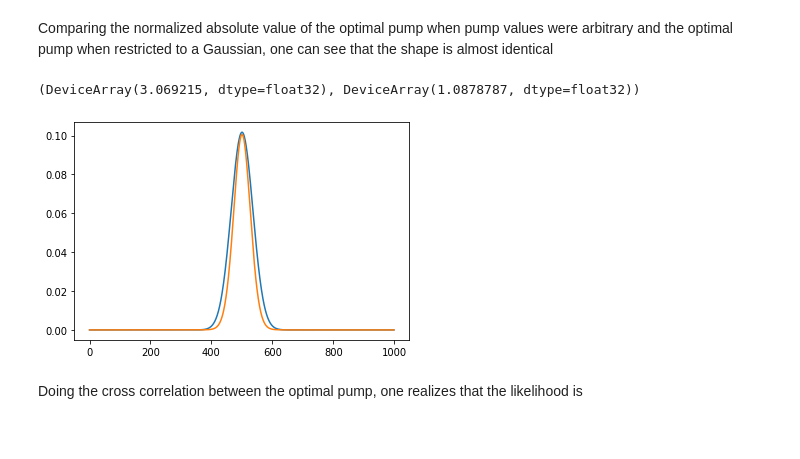
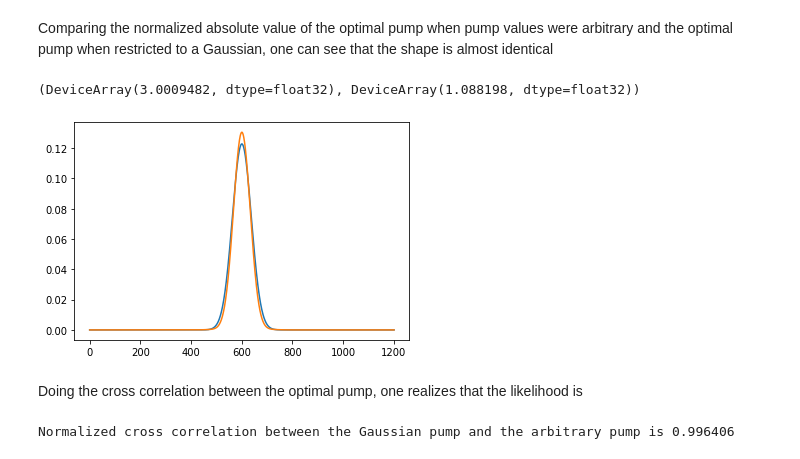
Before and after one commit to polyquantique/optimal_pumps, a Jupyter notebook: using_API.ipynb, the cells around one changed output. Cells and saved outputs as stored; diff of their text form; code cells hidden in the pictures.

```diff
--- a/using_API.ipynb
+++ b/using_API.ipynb
@@ -140,9 +140,14 @@ Subgradient descent will be used with a penalty method algorithm on random seed
 # %%
-solver = jaxopt.PolyakSGD(opt.get_penalty_loss, maxiter=40, verbose = 0, jit = False)
+solver = jaxopt.ScipyMinimize(method="BFGS", fun=opt.get_penalty_loss, maxiter=1, jit = False)
 # %%
 pump = random_seed.copy()
-for i in range(25):
+pumps_for_k = []
+for i in range(20):
+    pumps = []
     print("run " + str(i))
-    (pump, state) = solver.run(pump, N, alpha, G, H, l, y_N, freq_range_pump, 3**i)
+    for j in range(15):
+        (pump, state) = solver.run(pump, N, alpha, G, H, l, y_N, freq_range_pump, 3**i)
+        pumps.append(pump.copy())
+    pumps_for_k.append(pumps)
 # %% [output]
 run 0
@@ -151,6 +174,11 @@ KeyboardInterrupt:
 Now, let us see what happens if we were to use the Hermitian polynomial multiplied with the Gaussian instead.
 # %%
 hermitian_pump = arbitrary_seed_hermite.copy()
+hermitian_pumps_for_k = []
 for i in range(20):
     print("run " + str(i))
-    (hermitian_pump, state) = solver.run(hermitian_pump, N, alpha, G, H, l, y_N, freq_range_pump, 3**i)
+    hermitian_pumps = []
+    for j in range(15):
+        (hermitian_pump, state) = solver.run(hermitian_pump, N, alpha, G, H, l, y_N, freq_range_pump, 3**i)
+        hermitian_pumps.append(hermitian_pump.copy())
+    hermitian_pumps_for_k.append(hermitian_pumps)
@@ -186,7 +238,7 @@ import optimization_SPDC_gaussain_pump as opt_gauss
 Now, let us use the same parameters for the Gaussian seed to generate an optimization scheme restricted to Gaussian pumps and the same solver as before with penalty method.
 # %%
 params = [gaussian_amplitude, gaussian_width, phase]
-gauss_solver = jaxopt.PolyakSGD(opt_gauss.get_penalty_loss, maxiter=60, jit= False)
+gauss_solver = jaxopt.ScipyMinimize(method = "BFGS", fun=opt_gauss.get_penalty_loss, maxiter=20, jit= False)
 theta = params.copy()
 for i in range(15):
     print("run number " + str(i))
@@ -196,9 +267,13 @@ Comparing the normalized absolute value of the optimal pump when pump values wer
 # %%
-plt.plot((opt_gauss.get_gaussian_pump(theta, freq_range_pump)/jnp.linalg.norm(opt_gauss.get_gaussian_pump(theta, freq_range_pump)))[100:1100])
-plt.plot(0.7*(abs_hermit_pump/jnp.linalg.norm(abs_hermit_pump))[100:1100])
+plt.plot(jnp.abs(opt_gauss.get_gaussian_pump(theta, freq_range_pump))/jnp.linalg.norm(opt_gauss.get_gaussian_pump(theta, freq_range_pump)))
+plt.plot((abs_hermit_pump/jnp.linalg.norm(abs_hermit_pump)))
 opt_gauss.get_observables(theta, freq_range_pump, alpha, G, H, l)
 # %% [output]
-(DeviceArray(3.069215, dtype=float32), DeviceArray(1.0878787, dtype=float32))
+(DeviceArray(3.0009482, dtype=float32), DeviceArray(1.088198, dtype=float32))
-[figure, old version]
+[figure, new version]
 # %% [markdown]
 Doing the cross correlation between the optimal pump, one realizes that the likelihood is
+# %%
+print("Normalized cross correlation between the Gaussian pump and the arbitrary pump is " + str(norm_gauss_pump@norm_arb_hermitian_pump))
+# %% [output]
+Normalized cross correlation between the Gaussian pump and the arbitrary pump is 0.996406
```
Also changed, not shown: parts of 10 cells of this notebook.
